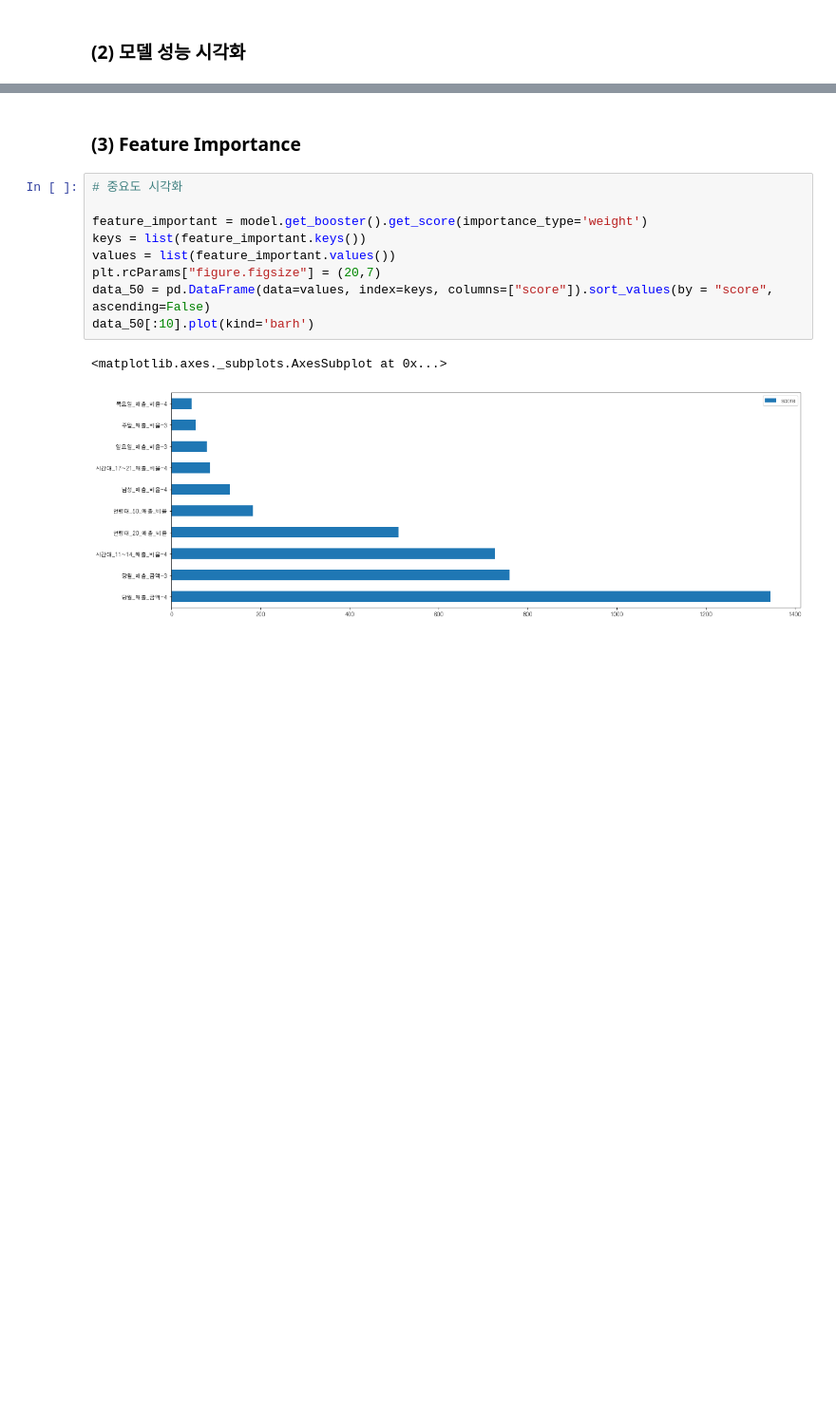
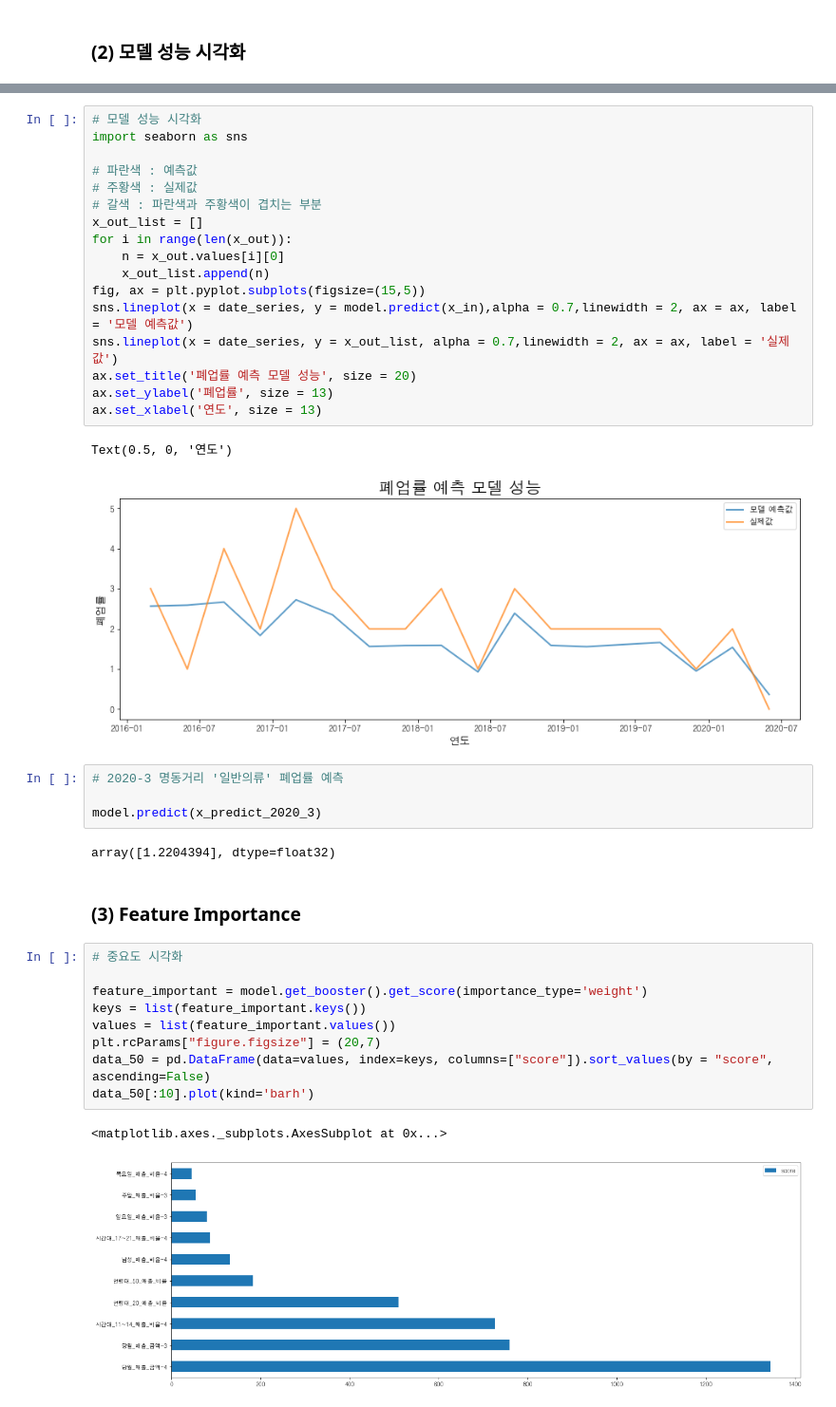
Before and after one commit to CSID-DGU/2020-2-OSSP-3P-1, a Jupyter notebook: 5주차_서비스업종별_폐업률_예측/명동/중구_명동_일반의류_모델링.ipynb, the cells around one changed output, grey strips where cells are left out. Shown at 95% size. Saved outputs shown, nothing was run; the diff lists cells and outputs as text; blank space fills up the shorter version.

```diff
--- a/5주차_서비스업종별_폐업률_예측/명동/중구_명동_일반의류_모델링.ipynb
+++ b/5주차_서비스업종별_폐업률_예측/명동/중구_명동_일반의류_모델링.ipynb
@@ -384,3 +415,29 @@ plt.pyplot.plot(x_out.values,alpha = 0.7,linewidth = 2)
+# %%
+# 모델 성능 시각화
+import seaborn as sns
+
+# 파란색 : 예측값
+# 주황색 : 실제값
+# 갈색 : 파란색과 주황색이 겹치는 부분
+x_out_list = []
+for i in range(len(x_out)):
+    n = x_out.values[i][0]
+    x_out_list.append(n)
+fig, ax = plt.pyplot.subplots(figsize=(15,5))
+sns.lineplot(x = date_series, y = model.predict(x_in),alpha = 0.7,linewidth = 2, ax = ax, label = '모델 예측값')
+sns.lineplot(x = date_series, y = x_out_list, alpha = 0.7,linewidth = 2, ax = ax, label = '실제값')
+ax.set_title('폐업률 예측 모델 성능', size = 20)
+ax.set_ylabel('폐업률', size = 13)
+ax.set_xlabel('연도', size = 13)
+# %% [output]
+Text(0.5, 0, '연도')
+[figure, added]
+# %%
+# 2020-3 명동거리 '일반의류' 폐업률 예측
+
+model.predict(x_predict_2020_3)
+# %% [output]
+array([1.2204394], dtype=float32)
 # %% [markdown]
 ### (3) Feature Importance
 # %%
```
Also changed, not shown: parts of 35 cells of this notebook, 3 other files.
